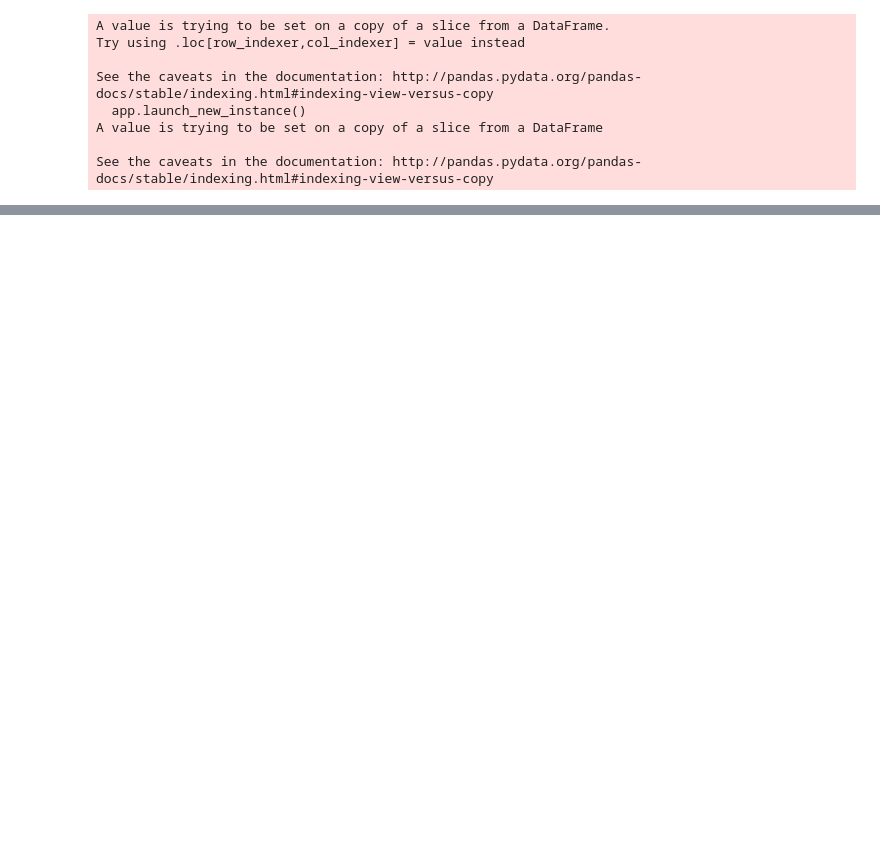
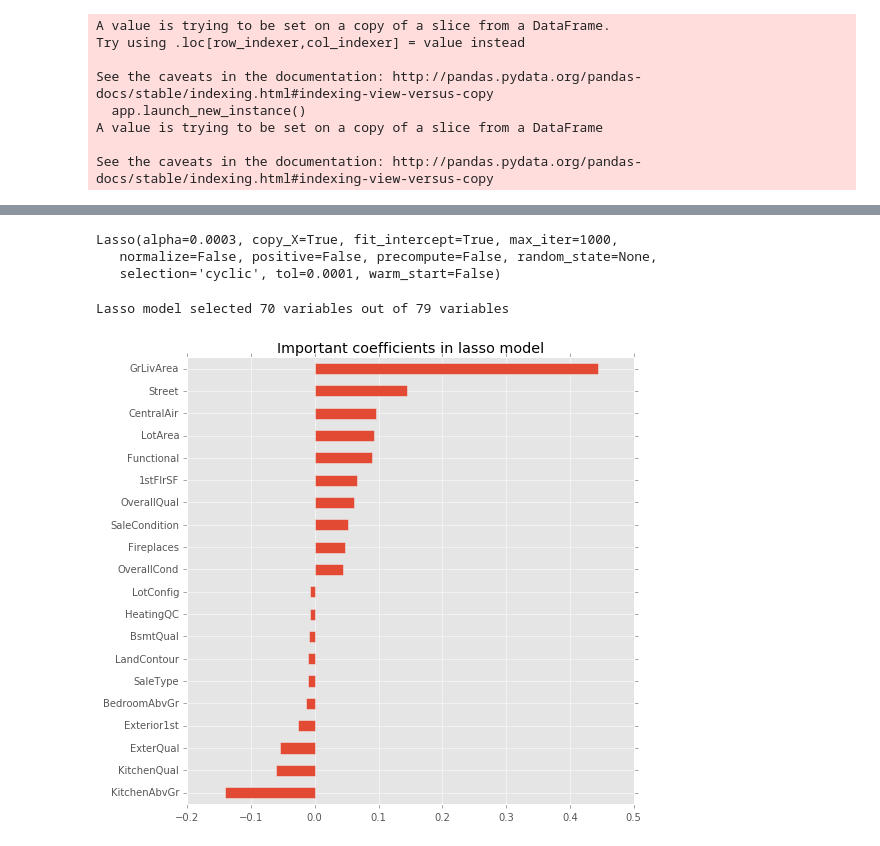
Before and after one commit to dheerajgopi/learn-ML, a Jupyter notebook: kaggle-house-price.ipynb, the cells around one changed output, grey strips where cells are left out. Drawn from its saved outputs; the diff is of its cells as text; code cells hidden in the pictures; blank space fills up the shorter version.

```diff
--- a/kaggle-house-price.ipynb
+++ b/kaggle-house-price.ipynb
@@ -153,0 +137,15 @@ all_data.head()
+# %%
+numeric_cols = all_data.dtypes[all_data.dtypes != 'object'].index
+date_price_cols = ['GarageYrBlt', 'MoSold', 'YearBuilt',
+                   'YearRemodAdd', 'YrSold', 'SalePrice']
+
+# remove date and price fields from numeric cols
+for col in date_price_cols:
+    numeric_cols = numeric_cols.delete(np.argwhere(numeric_cols == col))
+
+skewed_features = all_data[numeric_cols].apply(lambda x: skew(x))
+skewed_features = skewed_features[np.abs(skewed_features) > 0.7]
+skewed_features = skewed_features.index
+
+# log transform skewed features
+all_data[skewed_features] = all_data[skewed_features].apply(lambda x: np.log1p(x))
@@ -233,0 +199,25 @@ r2_score(y_true, y_pred)
+# %%
+# make lasso model with alpha = 0.0004
+lso = Lasso(alpha=0.0003)
+lso.fit(X_train, y_train)
+# %% [output]
+Lasso(alpha=0.0003, copy_X=True, fit_intercept=True, max_iter=1000,
+   normalize=False, positive=False, precompute=False, random_state=None,
+   selection='cyclic', tol=0.0001, warm_start=False)
+# %%
+coef = pd.Series(lso.coef_, index=X_train.columns)
+vars_selected = sum(coef != 0)
+print "Lasso model selected %d variables out of %d variables" % (vars_selected, len(X_train.columns))
+
+# important features
+sorted_coeffs = coef.sort_values()
+imp_coeffs = pd.concat([sorted_coeffs.head(10), sorted_coeffs.tail(10)])
+important_feats = imp_coeffs.index
+# plot important coefficients in the lasso model
+plt.figure(figsize=[8, 8])
+imp_coeffs.plot(kind='barh')
+plt.title("Important coefficients in lasso model")
+plt.show();
+# %% [output]
+Lasso model selected 70 variables out of 79 variables
+[figure, added]
```
Also changed, not shown: parts of 15 cells of this notebook, 1 other file.
